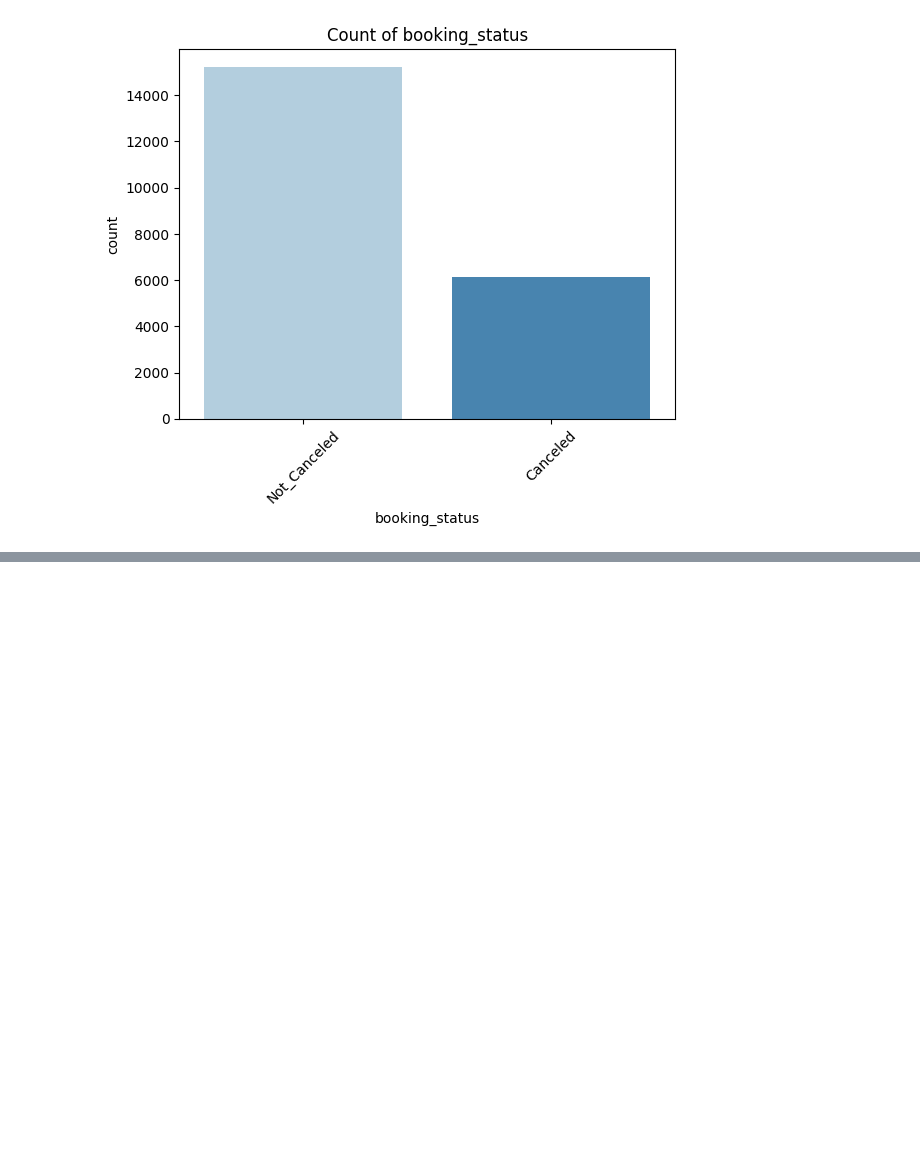
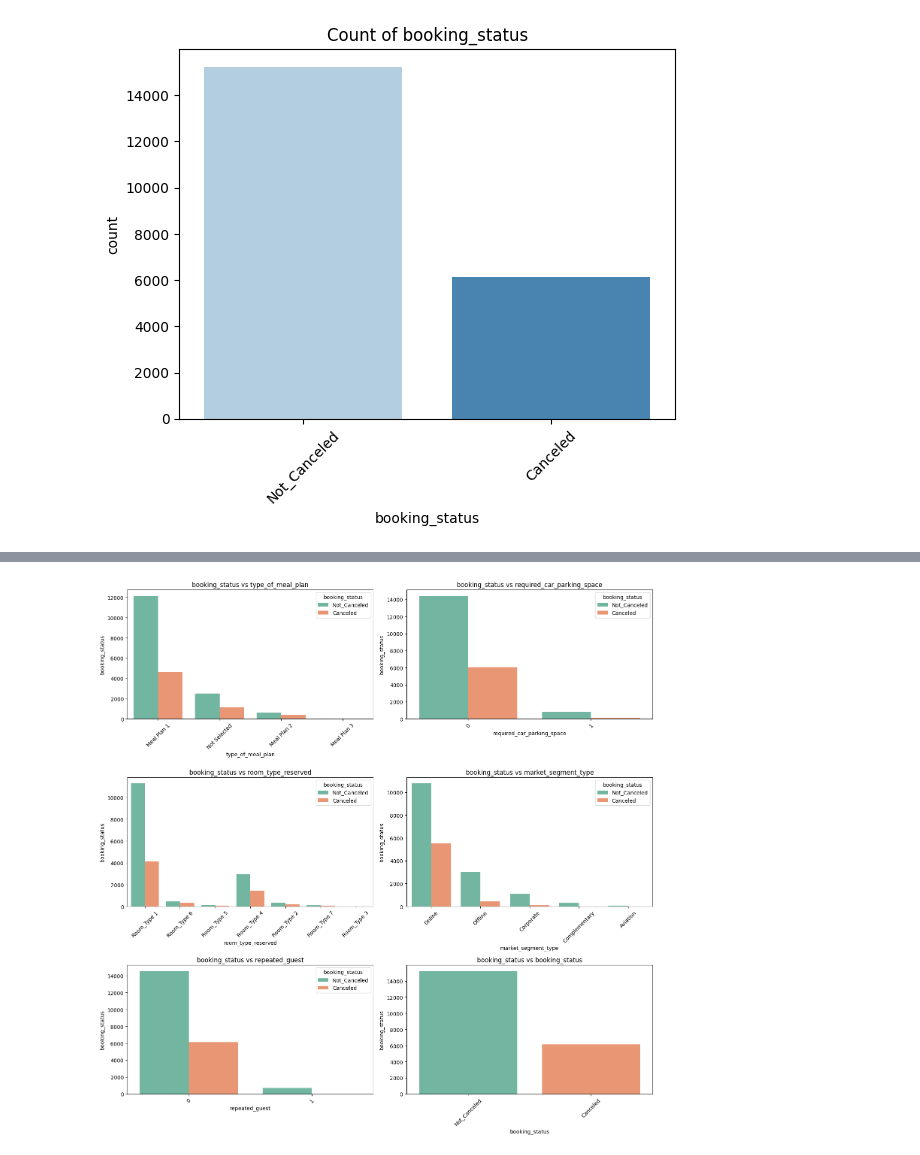
Before and after one commit to atharva-coolkarni/hotel-reservation-classification, a Jupyter notebook: notebook/notebook.ipynb, the cells around one changed output, grey strips where cells are left out. Drawn from its saved outputs; the diff is of its cells as text; code cells hidden in the pictures; blank space fills up the shorter version.

```diff
--- a/notebook/notebook.ipynb
+++ b/notebook/notebook.ipynb
@@ -157,0 +182,23 @@ for cat_feature in cat_cols:
+# %%
+def plot_bivariate_cat(df, target, cat_features):
+    num_plots=len(cat_features)
+    num_rows=(num_plots+1)//2
+
+    fig, axes = plt.subplots(num_rows, 2, figsize=(15, num_rows* 5))
+    axes=axes.flatten()
+
+    if len(cat_features) == 1:
+        axes = [axes]
+
+    for i,column in enumerate(cat_features):
+        sns.countplot(data=df, x=column, hue=target, ax=axes[i], palette='Set2')
+        axes[i].set_title(f'{target} vs {column}')
+        axes[i].tick_params(axis='x', rotation=45)
+        axes[i].set_xlabel(column)
+        axes[i].set_ylabel(target)
+    plt.tight_layout()
+    plt.show()
+# %%
+plot_bivariate_cat(data, 'booking_status', cat_cols)
+# %% [output]
+[figure, added]
```
Also changed, not shown: parts of 3 cells of this notebook.
